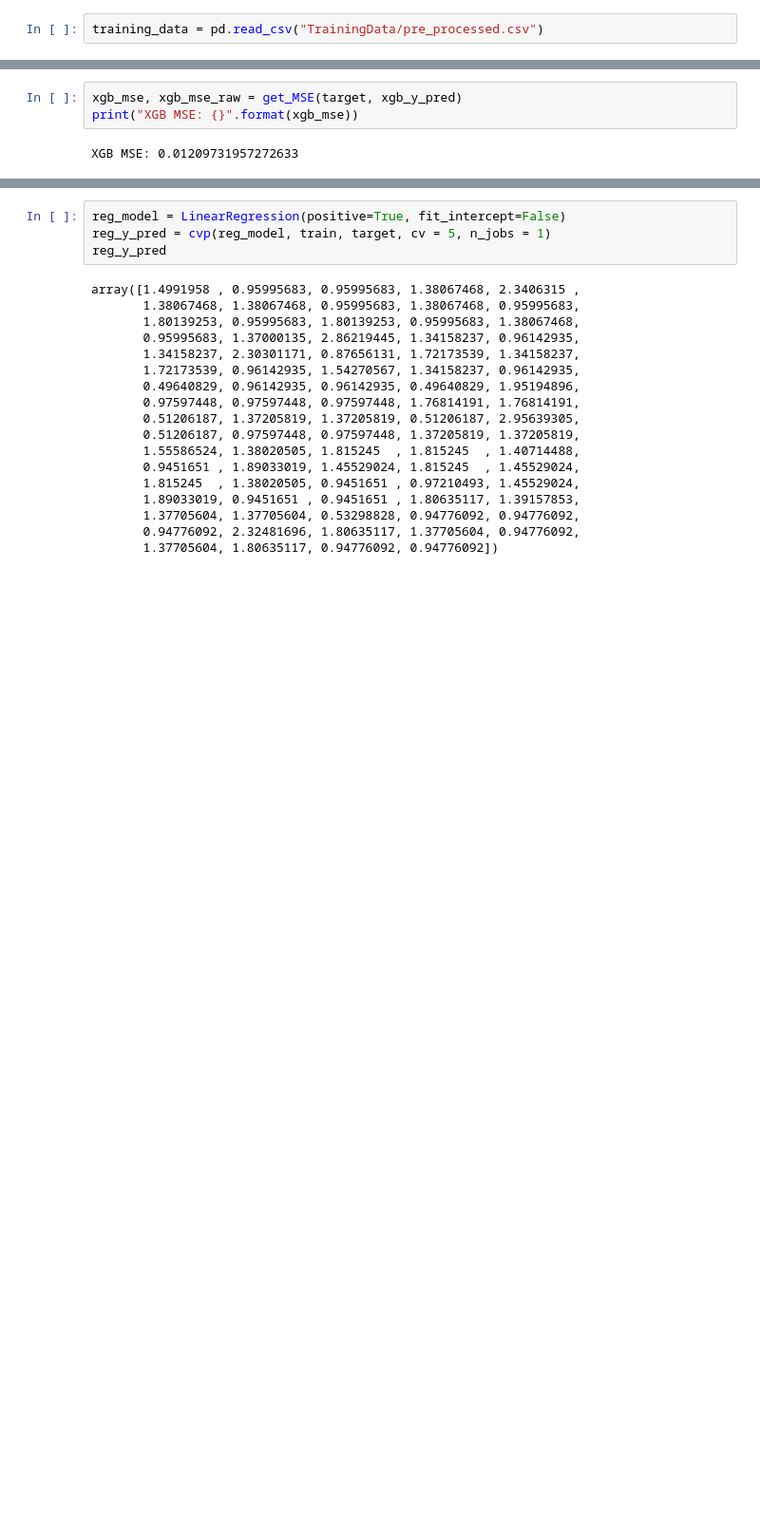
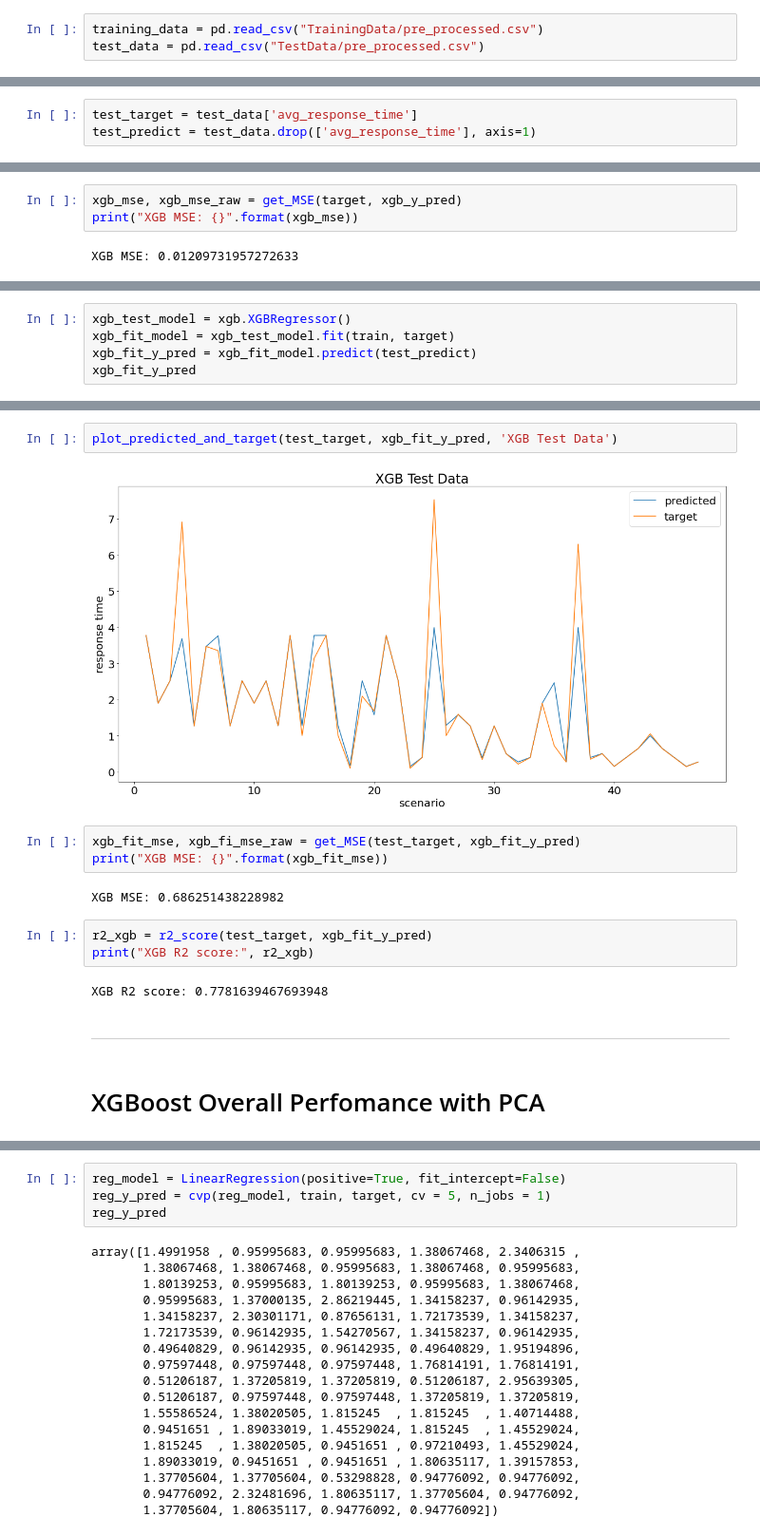
Before and after one commit to rodrigoney/ml-sdn-dado, a Jupyter notebook: training_models.ipynb, the cells around one changed output, grey strips where cells are left out. Shown at 95% size. Saved outputs shown, nothing was run; the diff lists cells and outputs as text; blank space fills up the shorter version.

Commit message:
Adding test prediction

```diff
--- a/training_models.ipynb
+++ b/training_models.ipynb
@@ -14,6 +15,7 @@ from sklearn.metrics import r2_score
 pd.set_option('display.max_columns', None)
 # %%
 training_data = pd.read_csv("TrainingData/pre_processed.csv")
+test_data = pd.read_csv("TestData/pre_processed.csv")
 # %%
 def plot_predicted_and_target(target_data, predicted_data, title):
     plt.figure(figsize=(20,10))
@@ -50,0 +50,3 @@ pca_train = pca.fit_transform(train)
+# %%
+test_target = test_data['avg_response_time']
+test_predict = test_data.drop(['avg_response_time'], axis=1)
@@ -125,0 +99,5 @@ XGB with PCA R2 score: 0.6538393384502376
+# %%
+xgb_test_model = xgb.XGBRegressor()
+xgb_fit_model = xgb_test_model.fit(train, target)
+xgb_fit_y_pred = xgb_fit_model.predict(test_predict)
+xgb_fit_y_pred
@@ -125,0 +115,18 @@ XGB with PCA R2 score: 0.6538393384502376
+# %%
+plot_predicted_and_target(test_target, xgb_fit_y_pred, 'XGB Test Data')
+# %% [output]
+[figure, added]
+# %%
+xgb_fit_mse, xgb_fi_mse_raw = get_MSE(test_target, xgb_fit_y_pred)
+print("XGB MSE: {}".format(xgb_fit_mse))
+# %% [output]
+XGB MSE: 0.686251438228982
+# %%
+r2_xgb = r2_score(test_target, xgb_fit_y_pred)
+print("XGB R2 score:", r2_xgb)
+# %% [output]
+XGB R2 score: 0.7781639467693948
+# %% [markdown]
+-------
+# %% [markdown]
+# XGBoost Overall Perfomance with PCA
```
Also changed, not shown: parts of 51 cells of this notebook, 2 other files.
